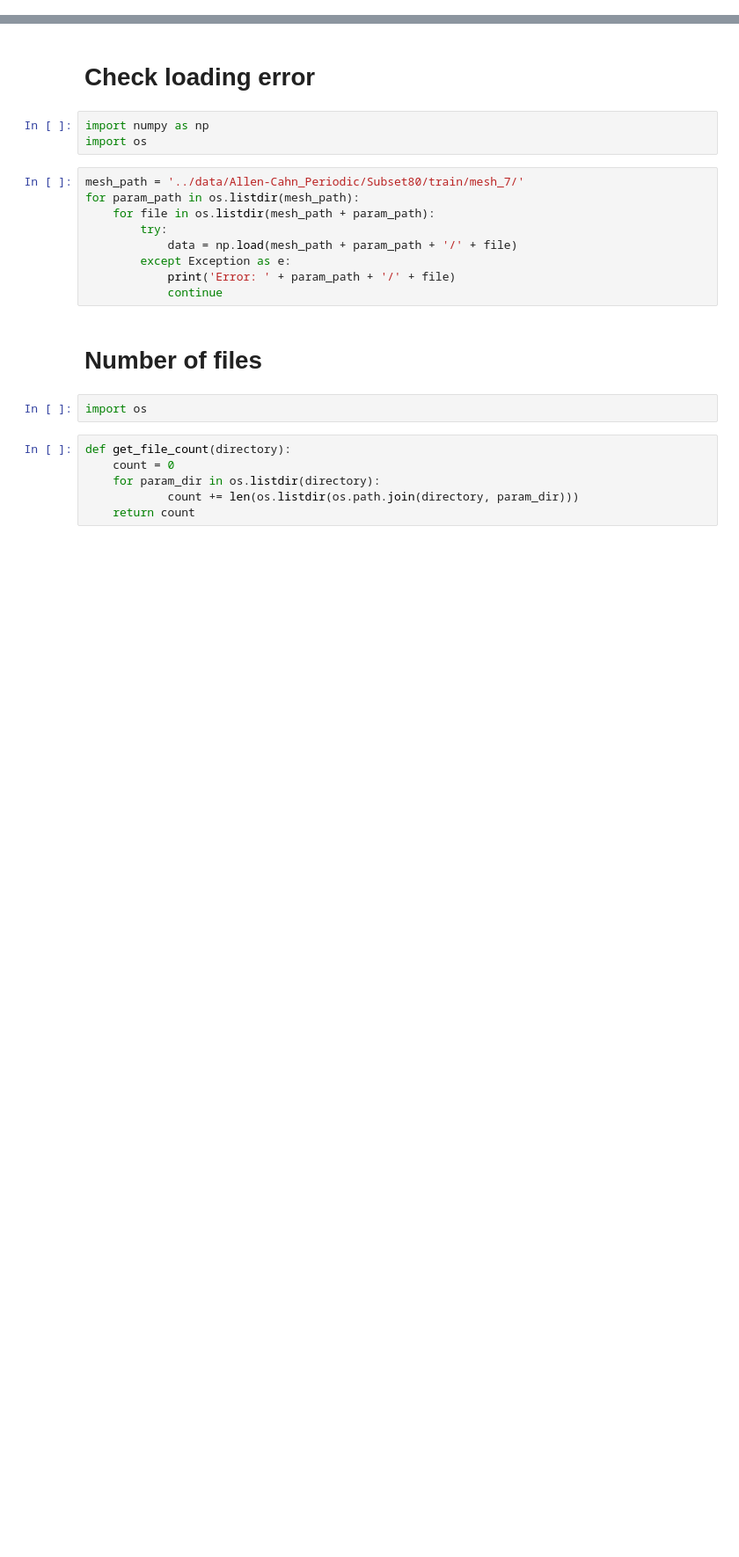
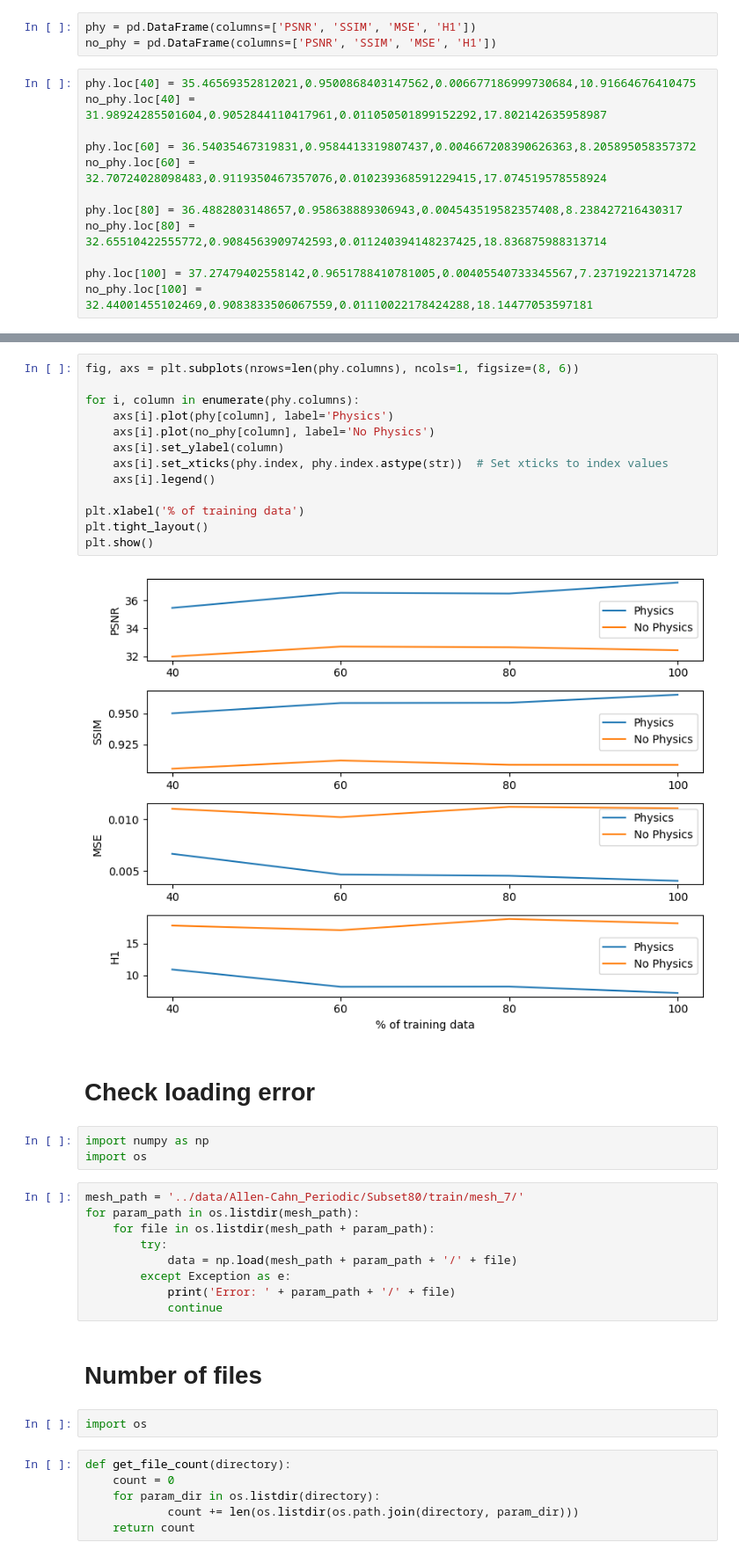
Before and after one commit to hasan-rakibul/PC-SRGAN, a Jupyter notebook: src/analyses.ipynb, the cells around one changed output, grey strips where cells are left out. Shown at 88% size. Cells and saved outputs as stored; diff of their text form; blank space fills up the shorter version.

Commit message:
better comparison plots

```diff
--- a/src/analyses.ipynb
+++ b/src/analyses.ipynb
@@ -0,0 +4,15 @@
+# %%
+phy = pd.DataFrame(columns=['PSNR', 'SSIM', 'MSE', 'H1'])
+no_phy = pd.DataFrame(columns=['PSNR', 'SSIM', 'MSE', 'H1'])
+# %%
+phy.loc[40] = 35.46569352812021,0.9500868403147562,0.006677186999730684,10.91664676410475
+no_phy.loc[40] = 31.98924285501604,0.9052844110417961,0.011050501899152292,17.802142635958987
+
+phy.loc[60] = 36.54035467319831,0.9584413319807437,0.004667208390626363,8.205895058357372
+no_phy.loc[60] = 32.70724028098483,0.9119350467357076,0.010239368591229415,17.074519578558924
+
+phy.loc[80] = 36.4882803148657,0.958638889306943,0.004543519582357408,8.238427216430317
+no_phy.loc[80] = 32.65510422555772,0.9084563909742593,0.011240394148237425,18.836875988313714
+
+phy.loc[100] = 37.27479402558142,0.9651788410781005,0.00405540733345567,7.237192213714728
+no_phy.loc[100] = 32.44001455102469,0.9083833506067559,0.01110022178424288,18.14477053597181
@@ -1,3 +32,18 @@
+# %%
+fig, axs = plt.subplots(nrows=len(phy.columns), ncols=1, figsize=(8, 6))
+
+for i, column in enumerate(phy.columns):
+    axs[i].plot(phy[column], label='Physics')
+    axs[i].plot(no_phy[column], label='No Physics')
+    axs[i].set_ylabel(column)
+    axs[i].set_xticks(phy.index, phy.index.astype(str))  # Set xticks to index values
+    axs[i].legend()
+
+plt.xlabel('% of training data')
+plt.tight_layout()
+plt.show()
+# %% [output]
+[figure, added]
 # %% [markdown]
 # Check loading error
 # %%
```
Also changed, not shown: parts of 2 cells of this notebook.
